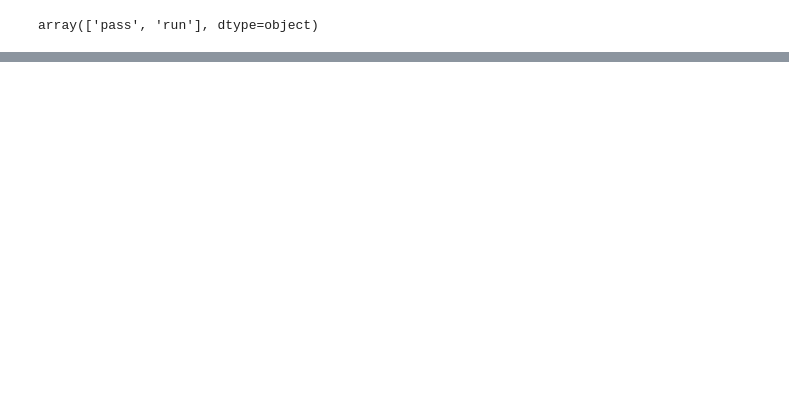
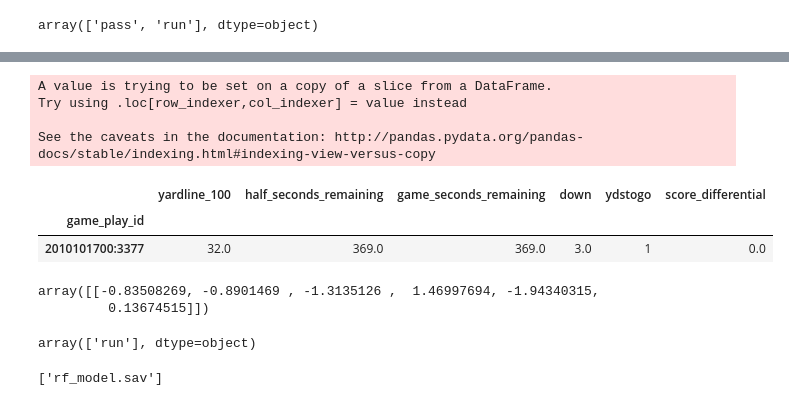
Before and after one commit to tiroger/Prediciting_NFL_Stats_ML, a Jupyter notebook: Play_Type_Random_Forest.ipynb, the cells around one changed output, grey strips where cells are left out. Saved outputs shown, nothing was run; the diff lists cells and outputs as text; code cells hidden in the pictures; blank space fills up the shorter version.

```diff
--- a/Play_Type_Random_Forest.ipynb
+++ b/Play_Type_Random_Forest.ipynb
@@ -128,0 +118,32 @@ sorted(zip(rf.feature_importances_, feature_names), reverse=True)
+# %%
+# testvalue = X_test[0:1]
+testvalue['ydstogo'] = 1
+testvalue
+# %% [output]
+A value is trying to be set on a copy of a slice from a DataFrame.
+Try using .loc[row_indexer,col_indexer] = value instead
+
+See the caveats in the documentation: http://pandas.pydata.org/pandas-docs/stable/indexing.html#indexing-view-versus-copy
+|  | yardline_100 | half_seconds_remaining | game_seconds_remaining | down | ydstogo | score_differential |
+| game_play_id |  |  |  |  |  |  |
+| 2010101700:3377 | 32.0 | 369.0 | 369.0 | 3.0 | 1 | 0.0 |
+# %%
+testscale = X_scaler.transform(testvalue)
+testscale
+# %% [output]
+array([[-0.83508269, -0.8901469 , -1.3135126 ,  1.46997694, -1.94340315,
+         0.13674515]])
+# %%
+# yardline_100,half_seconds_remaining,game_seconds_remaining,down,ydstogo,score_differential
+test = [[-0.83508269, -0.8901469 , -1.3135126 ,  1.46997694, -1.17962348,
+        0.13674515]]
+test2 = [[1,425,2225,1,1,30]]
+rf.predict(testscale)
+# %% [output]
+array(['run'], dtype=object)
+# %%
+from sklearn.externals import joblib
+filename = 'rf_model.sav'
+joblib.dump(rf, filename)
+# %% [output]
+['rf_model.sav']
```
Also changed, not shown: parts of 13 cells of this notebook.
